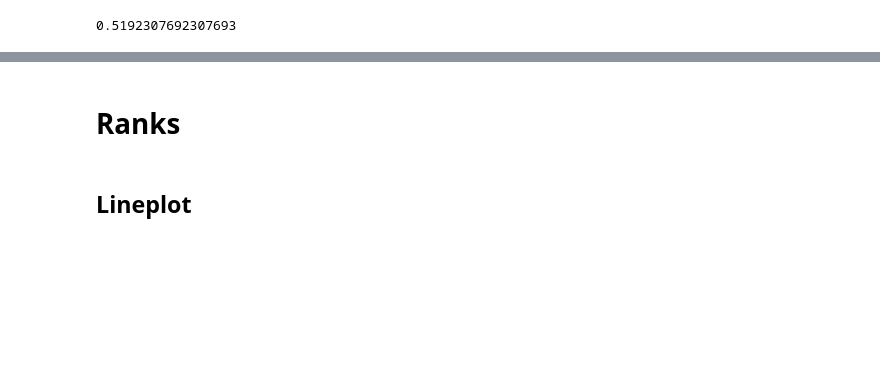
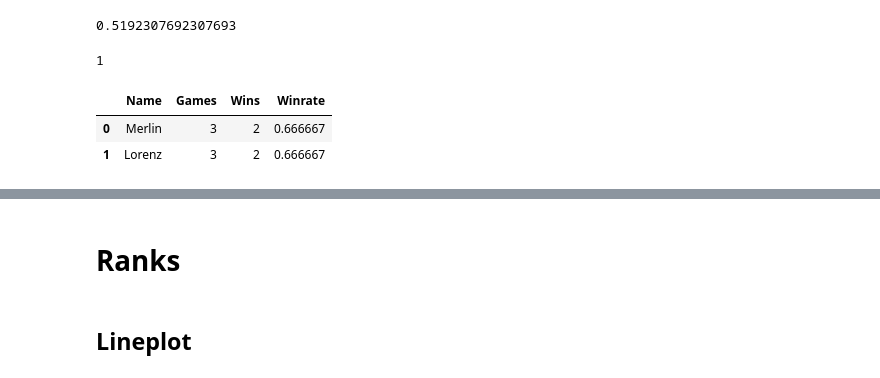
Before and after one commit to njctn/werfen, a Jupyter notebook: werfen_statistik2.ipynb, the cells around one changed output, grey strips where cells are left out. Saved outputs shown, nothing was run; the diff lists cells and outputs as text; code cells hidden in the pictures; blank space fills up the shorter version.

```diff
--- a/werfen_statistik2.ipynb
+++ b/werfen_statistik2.ipynb
@@ -292,4 +283,20 @@ def fenster_winrate():
 fenster_winrate()
 # %% [output]
 0.5192307692307693
+# %%
+_, a_o = winrate('Alina', '1#')
+min_games = 3
+a_o['Games'].max()
+# %% [output]
+1
+# %%
+
+a_p.drop(a_p[a_p.Games < min_games].index, inplace = True)
+a_p.sort_values('Winrate', ascending=True, inplace = True)
+a_p.reset_index(drop=True, inplace = True)
+a_p
+# %% [output]
+|  | Name | Games | Wins | Winrate |
+| 0 | Merlin | 3 | 2 | 0.666667 |
+| 1 | Lorenz | 3 | 2 | 0.666667 |
 # %%
```
Also changed, not shown: parts of 12 cells of this notebook.
